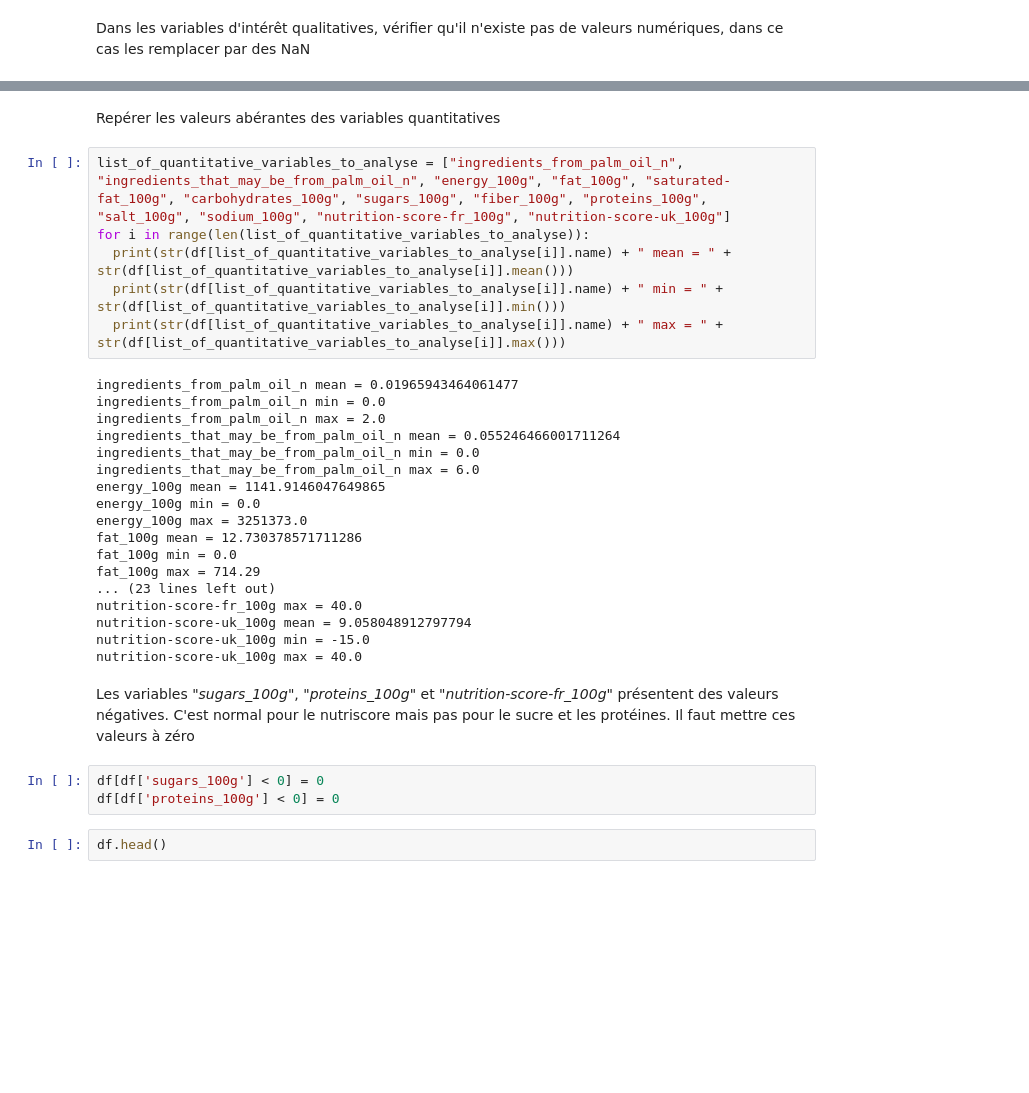
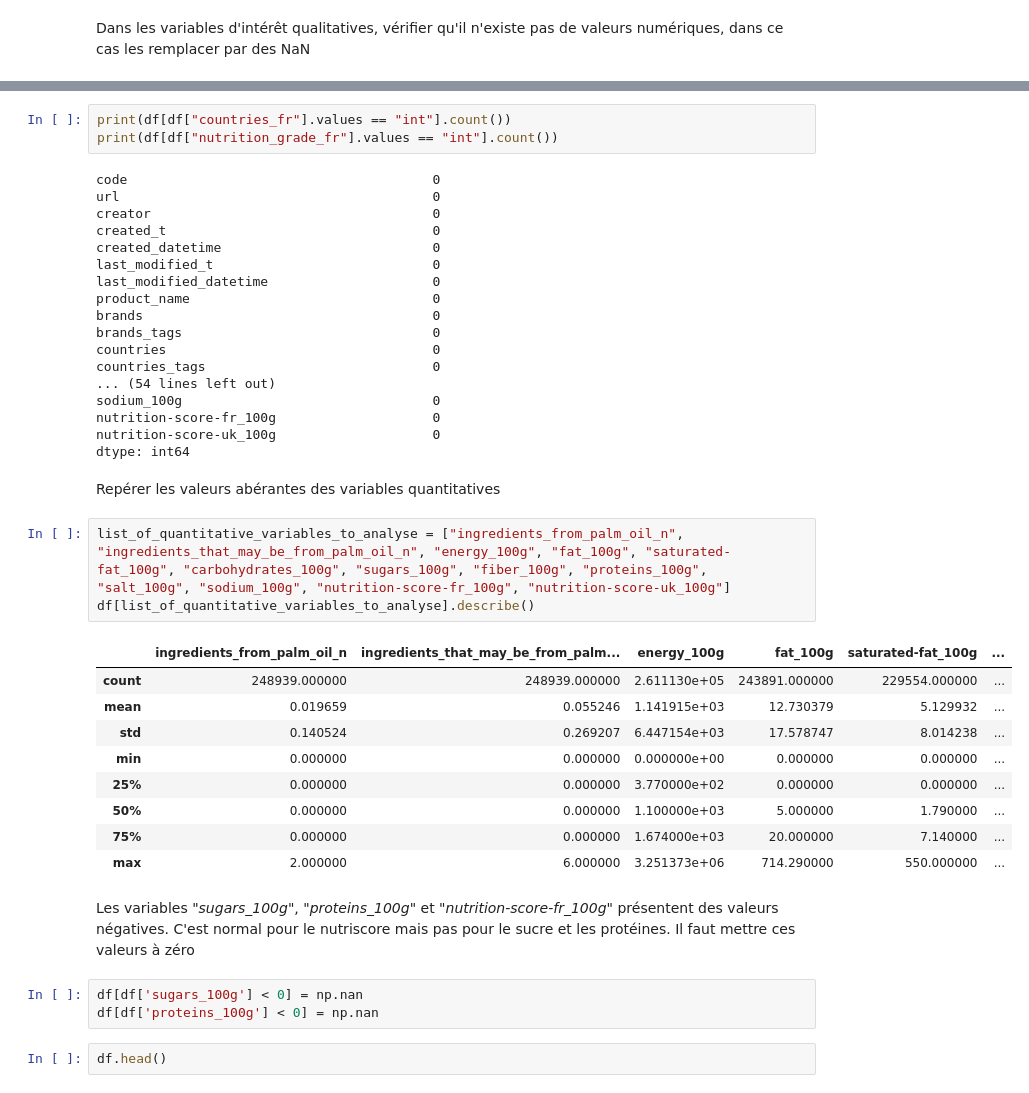
Before and after one commit to AurelienCD/Formation_OCR_Ing_Machine_Learning, a Jupyter notebook: PSanté_01_notebooknettoyage.ipynb, the cells around one changed output, grey strips where cells are left out. Cells and saved outputs as stored; diff of their text form; blank space fills up the shorter version.

```diff
--- a/PSanté_01_notebooknettoyage.ipynb
+++ b/PSanté_01_notebooknettoyage.ipynb
@@ -201,34 +131,44 @@ une valeur a été modifiée dans la variable product_name
+# %%
+print(df[df["countries_fr"].values == "int"].count())
+print(df[df["nutrition_grade_fr"].values == "int"].count())
+# %% [output]
+code                                       0
+url                                        0
+creator                                    0
+created_t                                  0
+created_datetime                           0
+last_modified_t                            0
+last_modified_datetime                     0
+product_name                               0
+brands                                     0
+brands_tags                                0
+countries                                  0
+countries_tags                             0
+... (54 lines left out)
+sodium_100g                                0
+nutrition-score-fr_100g                    0
+nutrition-score-uk_100g                    0
+dtype: int64
 # %% [markdown]
 Repérer les valeurs abérantes des variables quantitatives
 # %%
 list_of_quantitative_variables_to_analyse = ["ingredients_from_palm_oil_n",  "ingredients_that_may_be_from_palm_oil_n", "energy_100g", "fat_100g", "saturated-fat_100g", "carbohydrates_100g", "sugars_100g", "fiber_100g", "proteins_100g", "salt_100g", "sodium_100g", "nutrition-score-fr_100g", "nutrition-score-uk_100g"]
-for i in range(len(list_of_quantitative_variables_to_analyse)):
-  print(str(df[list_of_quantitative_variables_to_analyse[i]].name) + " mean = " + str(df[list_of_quantitative_variables_to_analyse[i]].mean()))
-  print(str(df[list_of_quantitative_variables_to_analyse[i]].name) + " min = " + str(df[list_of_quantitative_variables_to_analyse[i]].min()))
-  print(str(df[list_of_quantitative_variables_to_analyse[i]].name) + " max = " + str(df[list_of_quantitative_variables_to_analyse[i]].max()))
+df[list_of_quantitative_variables_to_analyse].describe()
 # %% [output]
-ingredients_from_palm_oil_n mean = 0.01965943464061477
-ingredients_from_palm_oil_n min = 0.0
-ingredients_from_palm_oil_n max = 2.0
-ingredients_that_may_be_from_palm_oil_n mean = 0.055246466001711264
-ingredients_that_may_be_from_palm_oil_n min = 0.0
-ingredients_that_may_be_from_palm_oil_n max = 6.0
-energy_100g mean = 1141.9146047649865
-energy_100g min = 0.0
-energy_100g max = 3251373.0
-fat_100g mean = 12.730378571711286
-fat_100g min = 0.0
-fat_100g max = 714.29
-... (23 lines left out)
-nutrition-score-fr_100g max = 40.0
-nutrition-score-uk_100g mean = 9.058048912797794
-nutrition-score-uk_100g min = -15.0
-nutrition-score-uk_100g max = 40.0
+|  | ingredients_from_palm_oil_n | ingredients_that_may_be_from_palm... | energy_100g | fat_100g | saturated-fat_100g | ... |
+| count | 248939.000000 | 248939.000000 | 2.611130e+05 | 243891.000000 | 229554.000000 | ... |
+| mean | 0.019659 | 0.055246 | 1.141915e+03 | 12.730379 | 5.129932 | ... |
+| std | 0.140524 | 0.269207 | 6.447154e+03 | 17.578747 | 8.014238 | ... |
+| min | 0.000000 | 0.000000 | 0.000000e+00 | 0.000000 | 0.000000 | ... |
+| 25% | 0.000000 | 0.000000 | 3.770000e+02 | 0.000000 | 0.000000 | ... |
+| 50% | 0.000000 | 0.000000 | 1.100000e+03 | 5.000000 | 1.790000 | ... |
+| 75% | 0.000000 | 0.000000 | 1.674000e+03 | 20.000000 | 7.140000 | ... |
+| max | 2.000000 | 6.000000 | 3.251373e+06 | 714.290000 | 550.000000 | ... |
 # %% [markdown]
 Les variables "*sugars_100g*", "*proteins_100g*" et "*nutrition-score-fr_100g*" présentent des valeurs négatives. C'est normal pour le nutriscore mais pas pour le sucre et les protéines. Il faut mettre ces valeurs à zéro
 # %%
-df[df['sugars_100g'] < 0] = 0
-df[df['proteins_100g'] < 0] = 0
+df[df['sugars_100g'] < 0] = np.nan
+df[df['proteins_100g'] < 0] = np.nan
 # %%
 df.head()
 # %% [output]
```
Also changed, not shown: parts of 21 cells of this notebook.
